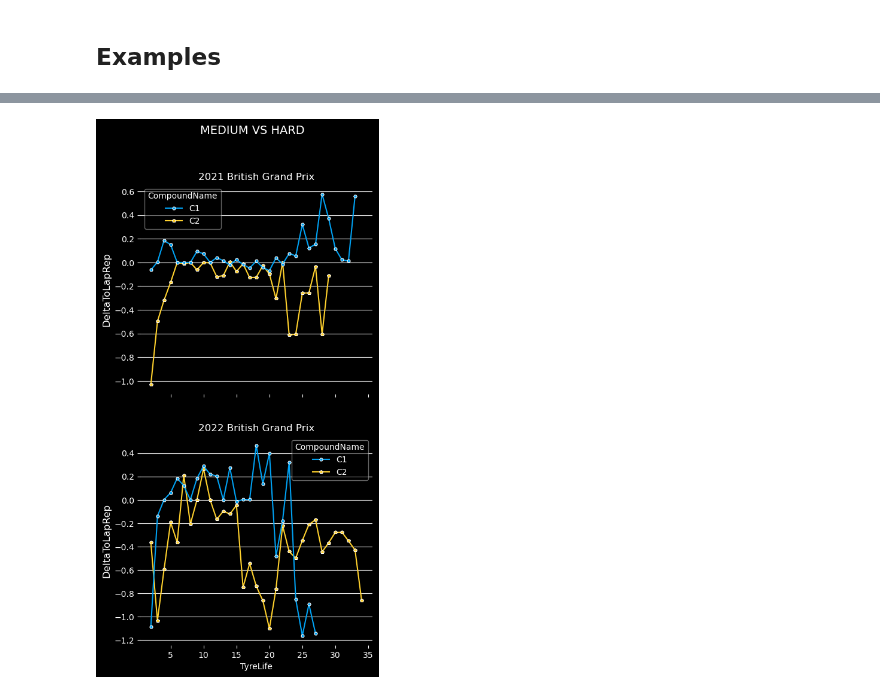
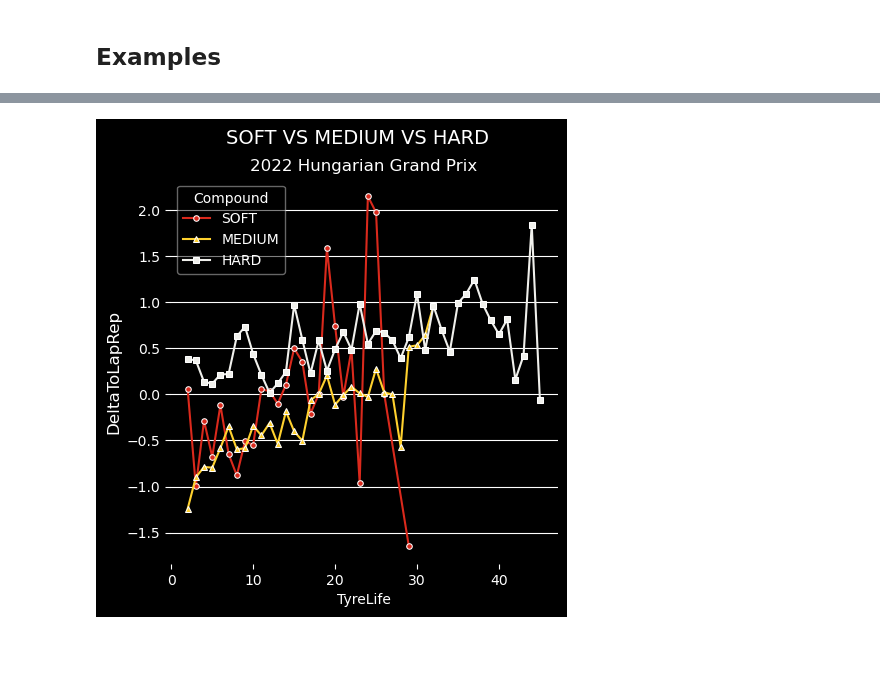
Before and after one commit to Casper-Guo/Armchair-Strategist, a Jupyter notebook: visualization.ipynb, the cells around one changed output, grey strips where cells are left out. Saved outputs shown, nothing was run; the diff lists cells and outputs as text; code cells hidden in the pictures; blank space fills up the shorter version.

```diff
--- a/visualization.ipynb
+++ b/visualization.ipynb
@@ -572,7 +580,7 @@ def convert_compound_names(season, round_number, compounds):
 
     return tuple(return_vals)
 # %%
-def process_input(seasons, events, compounds, x, upper_bound):
+def process_input(seasons, events, y, compounds, x, upper_bound, absolute_compound):
     '''
     Sanitize input parameters seasons, events, compound, and x
 
@@ -596,12 +604,26 @@ def process_input(seasons, events, compounds, x, upper_bound):
 
     assert seasons and events and len(seasons) == len(events), f"num seasons ({len(seasons)}) does not match num events ({len(events)})"
 
+    if not absolute_compound and len(events) > 1:
+        print('''
+              WARNING: Different events may use different compounds under the same name!
+                       e.g. SOFT may be any of C3 to C5 dependinging on the event
+              '''
+              )
+
     # Combine seasons and events and get FastF1 event objects
     event_objects = [f.get_event(seasons[i], events[i]) for i in range(len(seasons))]
     included_laps_lst = []
 
     for season, event in zip(seasons, event_objects):
         df_laps = filter_round_compound_valid_upper(df_dict[season], event['RoundNumber'], compounds, upper_bound)
+
+        # LapRep columns have outliers that can skew the graph y-axis
+        # The high outlier values are filtered by upper_bound
+        # Using a lower bound of -5 on PctFromLapRep will retain 95+% of all laps
+        if y == "PctFromLapRep" or y == "DeltaToLapRep":
+            df_laps = df_laps[df_laps["PctFromLapRep"] > -5]
+
         included_laps_lst.append(df_laps)
 
     return event_objects, included_laps_lst
@@ -647,7 +669,7 @@ def plot_compounds_lineplot(seasons, events, y="LapTime", compounds=["SOFT", "ME
 
     plt.style.use("dark_background")
 
-    event_objects, included_laps_lst = process_input(seasons, events, compounds, x, upper_bound)
+    event_objects, included_laps_lst = process_input(seasons, events, y, compounds, x, upper_bound, absolute_compound)
 
     fig, axes = plt.subplots(nrows=len(event_objects), sharex=True, ncols=1, figsize=(5, 5*len(event_objects)))
 
@@ -661,12 +683,6 @@ def plot_compounds_lineplot(seasons, events, y="LapTime", compounds=["SOFT", "ME
 
     # store warnings for compounds that are requested but not plotted
     warnings = []
-    if not absolute_compound:
-        print('''
-              WARNING: Different events may use different compounds under the same name!
-                       e.g. SOFT may be any of C3 to C5 dependinging on the event
-              '''
-              )
 
     for i in range(len(event_objects)):
         args = plot_args(seasons[i], absolute_compound)
@@ -674,6 +690,7 @@ def plot_compounds_lineplot(seasons, events, y="LapTime", compounds=["SOFT", "ME
         medians = included_laps.groupby([args[0], x])[y].median()
 
         round_number = event_objects[i]["RoundNumber"]
+        event_name = event_objects[i]["EventName"]
 
         if absolute_compound:
             compounds_copy = convert_compound_names(seasons[i], round_number, compounds)
@@ -689,7 +706,7 @@ def plot_compounds_lineplot(seasons, events, y="LapTime", compounds=["SOFT", "ME
                                   label=compound
                                 )
             else:
-                warnings.append(f"{compounds[i]} is not plotted for {seasons[i]} {event_objects[i]['EventName']} because there is not enough data")
+                warnings.append(f"{compounds[i]} is not plotted for {seasons[i]} {event_name} because there is not enough data")
 
         ax.set_ylabel(y, fontsize=12)
 
@@ -704,7 +721,7 @@ def plot_compounds_lineplot(seasons, events, y="LapTime", compounds=["SOFT", "ME
                        framealpha=0.5
                        )
 
-        ax.set_title(label=f"{seasons[i]} {event_objects[i]['EventName']}", fontsize=12)
+        ax.set_title(label=f"{seasons[i]} {event_name}", fontsize=12)
         ax.grid(which="both", axis='y')
         sns.despine(left=True, bottom=True)
 
@@ -861,11 +895,12 @@ lap_time_lineplot = plot_driver_stats(season=2022,
 # %%
-tyre_lineplot, warnings = plot_compounds_lineplot(seasons=[2021, 2022],
-                                                  events=["Silverstone", "Silverstone"],
+# How did each compound perform at the 2022 Hungary Grand Prix?
+tyre_lineplot, warnings = plot_compounds_lineplot(seasons=[2022],
+                                                  events=["Hungary"],
                                                   y="DeltaToLapRep",
-                                                  compounds=["MEDIUM", "HARD"],
+                                                  compounds=["SOFT", "MEDIUM", "HARD"],
                                                   x="TyreLife",
                                                   upper_bound=10,
-                                                  absolute_compound=True
+                                                  absolute_compound=False
                                                   )
 # %% [output]
-[figure, old version]
+[figure, new version]
```
Also changed, not shown: parts of 12 cells of this notebook, 1 other file.
